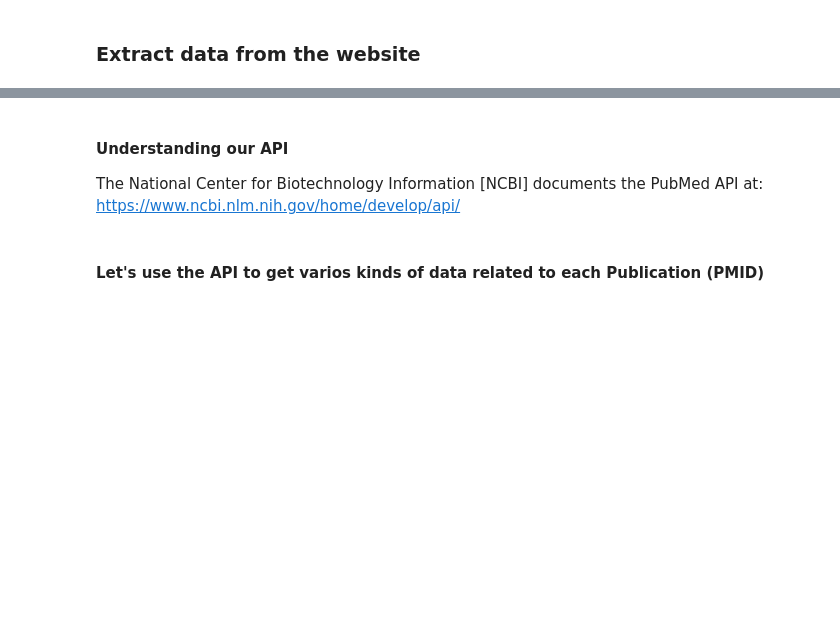
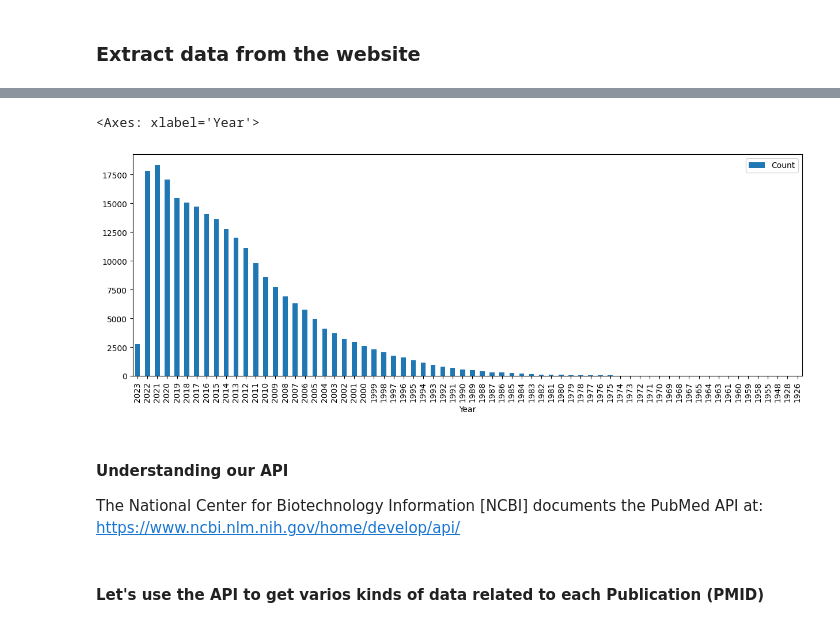
Before and after one commit to JamesMTucker/DATA_340_NLP, a Jupyter notebook: Fall_2023/notebooks/04_Data_Munging_Pt_00.ipynb, the cells around one changed output, grey strips where cells are left out. Cells and saved outputs as stored; diff of their text form; code cells hidden in the pictures; blank space fills up the shorter version.

```diff
--- a/Fall_2023/notebooks/04_Data_Munging_Pt_00.ipynb
+++ b/Fall_2023/notebooks/04_Data_Munging_Pt_00.ipynb
@@ -392,9 +430,12 @@ entries, links
 # %%
 import pandas as pd
 
 # our query results for `little is known` in PubMed
-df = pd.read_csv('data/pubmed_little.csv')
+df = pd.read_csv('../datasets/pubmed_little.csv')
 df.plot(kind='bar', x='Year', y='Count', figsize=(15, 5))
+# %% [output]
+<Axes: xlabel='Year'>
+[figure, added]
 # %% [markdown]
 #### Understanding our API
 
```
Also changed, not shown: parts of 6 cells of this notebook.
